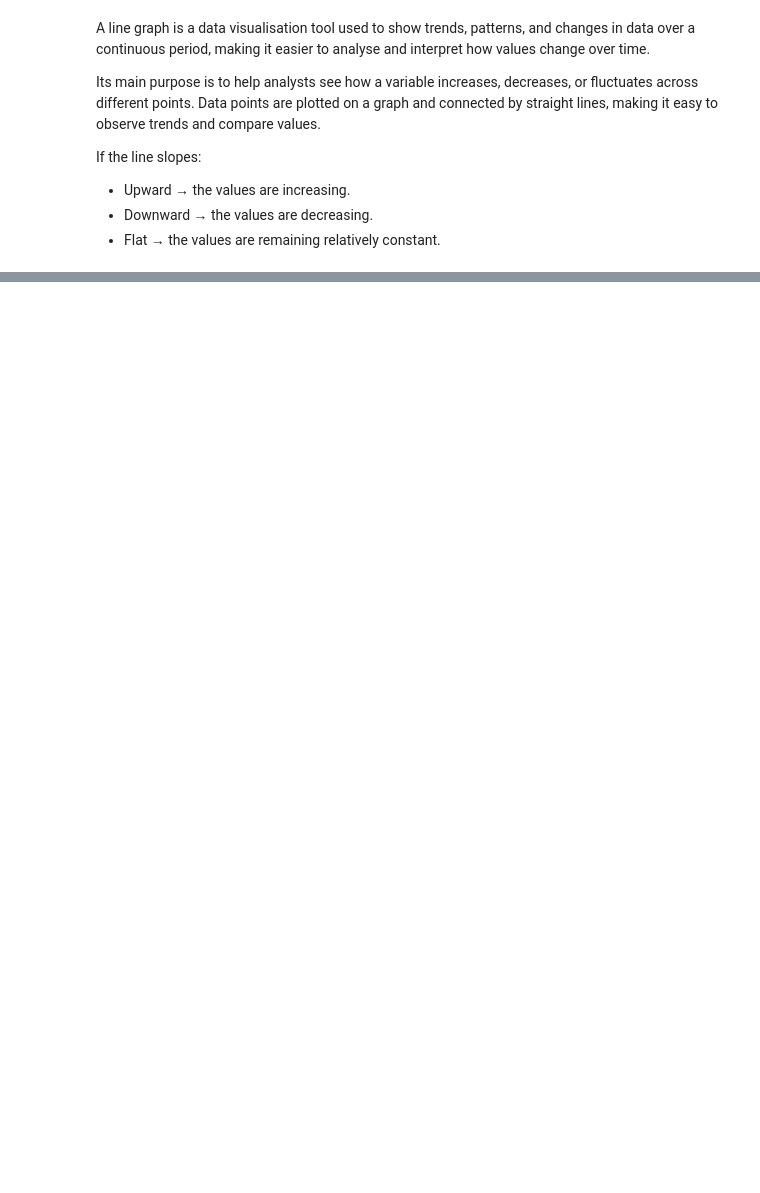
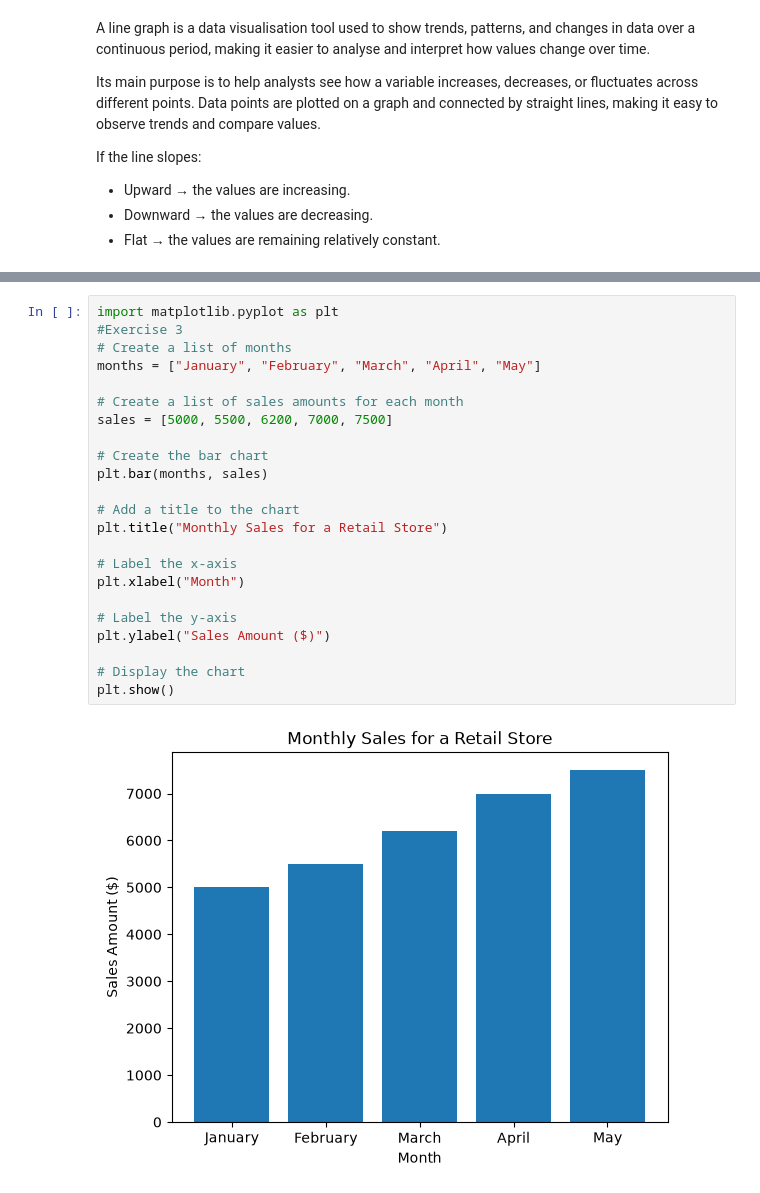
Before and after one commit to esti-sidley342/DI-Bootcamp-Stage1, a Jupyter notebook: Week3/Day6/ExercisesXP/Week3Day6.ipynb, the cells around one changed output, grey strips where cells are left out. Saved outputs shown, nothing was run; the diff lists cells and outputs as text; blank space fills up the shorter version.

```diff
--- a/Week3/Day6/ExercisesXP/Week3Day6.ipynb
+++ b/Week3/Day6/ExercisesXP/Week3Day6.ipynb
@@ -50,3 +52,28 @@ plt.grid(True)
 plt.show()
 # %% [output]
 [figure]
+# %%
+import matplotlib.pyplot as plt
+#Exercise 3
+# Create a list of months
+months = ["January", "February", "March", "April", "May"]
+
+# Create a list of sales amounts for each month
+sales = [5000, 5500, 6200, 7000, 7500]
+
+# Create the bar chart
+plt.bar(months, sales)
+
+# Add a title to the chart
+plt.title("Monthly Sales for a Retail Store")
+
+# Label the x-axis
+plt.xlabel("Month")
+
+# Label the y-axis
+plt.ylabel("Sales Amount ($)")
+
+# Display the chart
+plt.show()
+# %% [output]
+[figure, added]
```
Also changed, not shown: parts of 6 cells of this notebook, 1 other file.
